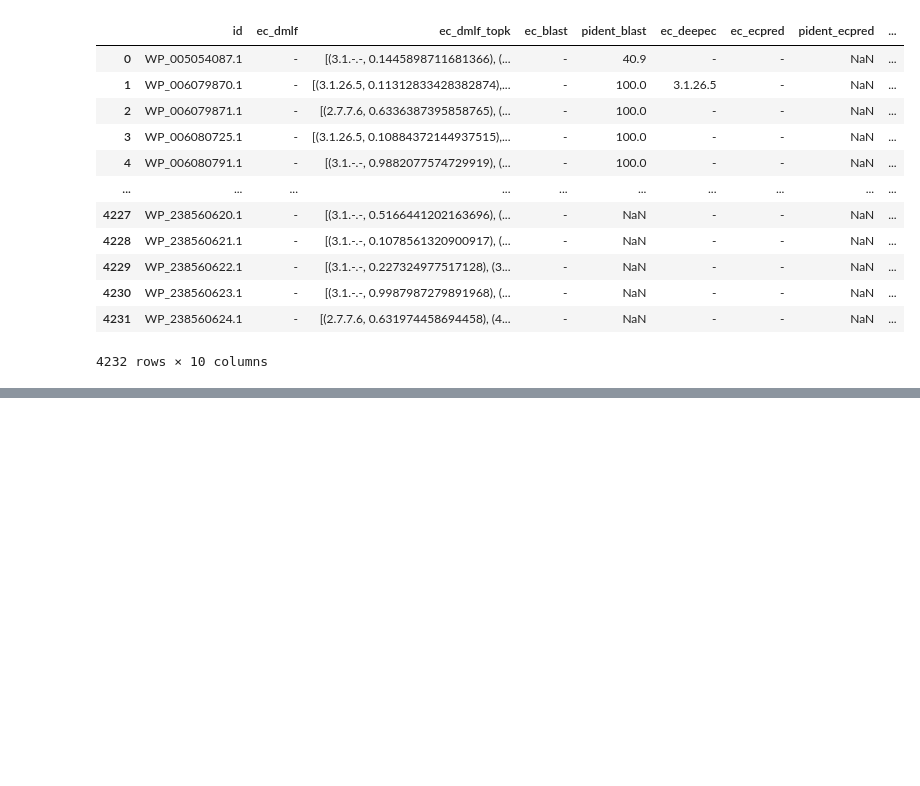
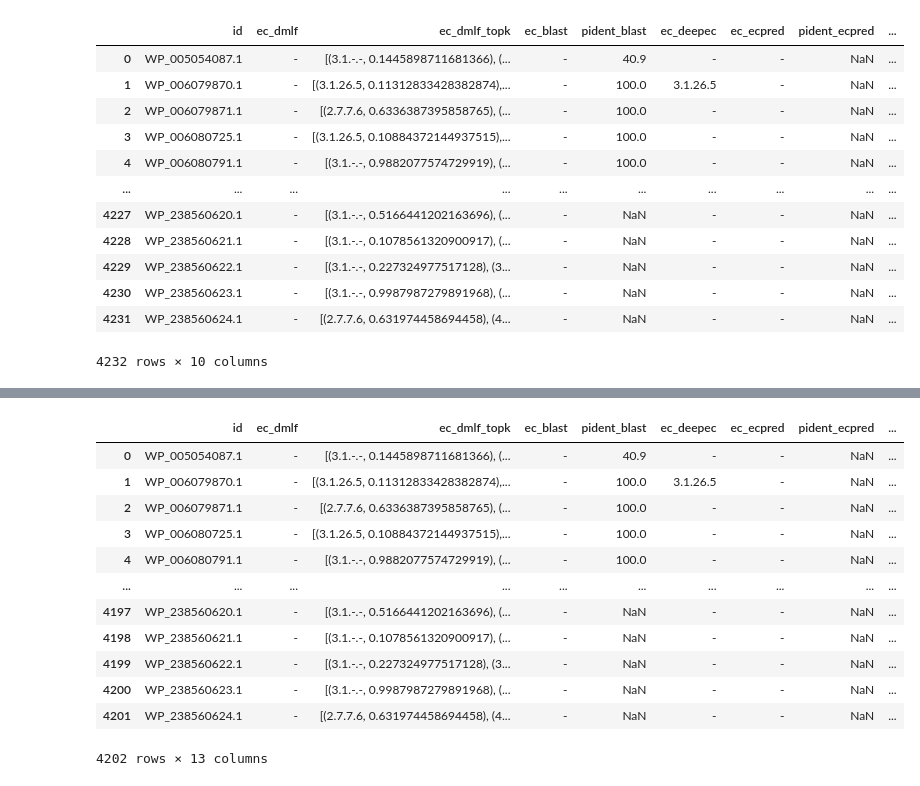
Before and after one commit to kingstdio/ECRECer, a Jupyter notebook: test-case_ shewanella_merge_tasks.ipynb, the cells around one changed output, grey strips where cells are left out. Cells and saved outputs as stored; diff of their text form; code cells hidden in the pictures; blank space fills up the shorter version.

```diff
--- a/test-case_ shewanella_merge_tasks.ipynb
+++ b/test-case_ shewanella_merge_tasks.ipynb
@@ -249,0 +286,5 @@ test_res
+# %%
+sup_info = pd.read_csv(cfg.RESULTSDIR+'/case_shewanella/dmlf/proteins_1082_170432.csv')
+test_res = test_res.merge(sup_info[['Protein product','Protein Name', 'Length']].rename(columns={'Protein product':'id'}), on='id', how='left')
+test_res = test_res.drop_duplicates(subset=['id'], keep='first')
+test_res.reset_index(drop=True, inplace=True)
@@ -249,0 +293,16 @@ test_res
+# %%
+test_res
+# %% [output]
+|  | id | ec_dmlf | ec_dmlf_topk | ec_blast | pident_blast | ec_deepec | ec_ecpred | pident_ecpred | ... |
+| 0 | WP_005054087.1 | - | [(3.1.-.-, 0.1445898711681366), (... | - | 40.9 | - | - | NaN | ... |
+| 1 | WP_006079870.1 | - | [(3.1.26.5, 0.11312833428382874),... | - | 100.0 | 3.1.26.5 | - | NaN | ... |
+| 2 | WP_006079871.1 | - | [(2.7.7.6, 0.6336387395858765), (... | - | 100.0 | - | - | NaN | ... |
+| 3 | WP_006080725.1 | - | [(3.1.26.5, 0.10884372144937515),... | - | 100.0 | - | - | NaN | ... |
+| 4 | WP_006080791.1 | - | [(3.1.-.-, 0.9882077574729919), (... | - | 100.0 | - | - | NaN | ... |
+| ... | ... | ... | ... | ... | ... | ... | ... | ... | ... |
+| 4197 | WP_238560620.1 | - | [(3.1.-.-, 0.5166441202163696), (... | - | NaN | - | - | NaN | ... |
+| 4198 | WP_238560621.1 | - | [(3.1.-.-, 0.1078561320900917), (... | - | NaN | - | - | NaN | ... |
+| 4199 | WP_238560622.1 | - | [(3.1.-.-, 0.227324977517128), (3... | - | NaN | - | - | NaN | ... |
+| 4200 | WP_238560623.1 | - | [(3.1.-.-, 0.9987987279891968), (... | - | NaN | - | - | NaN | ... |
+| 4201 | WP_238560624.1 | - | [(2.7.7.6, 0.631974458694458), (4... | - | NaN | - | - | NaN | ... |
+4202 rows × 13 columns
```
Also changed, not shown: parts of 5 cells of this notebook, 3 other files.
